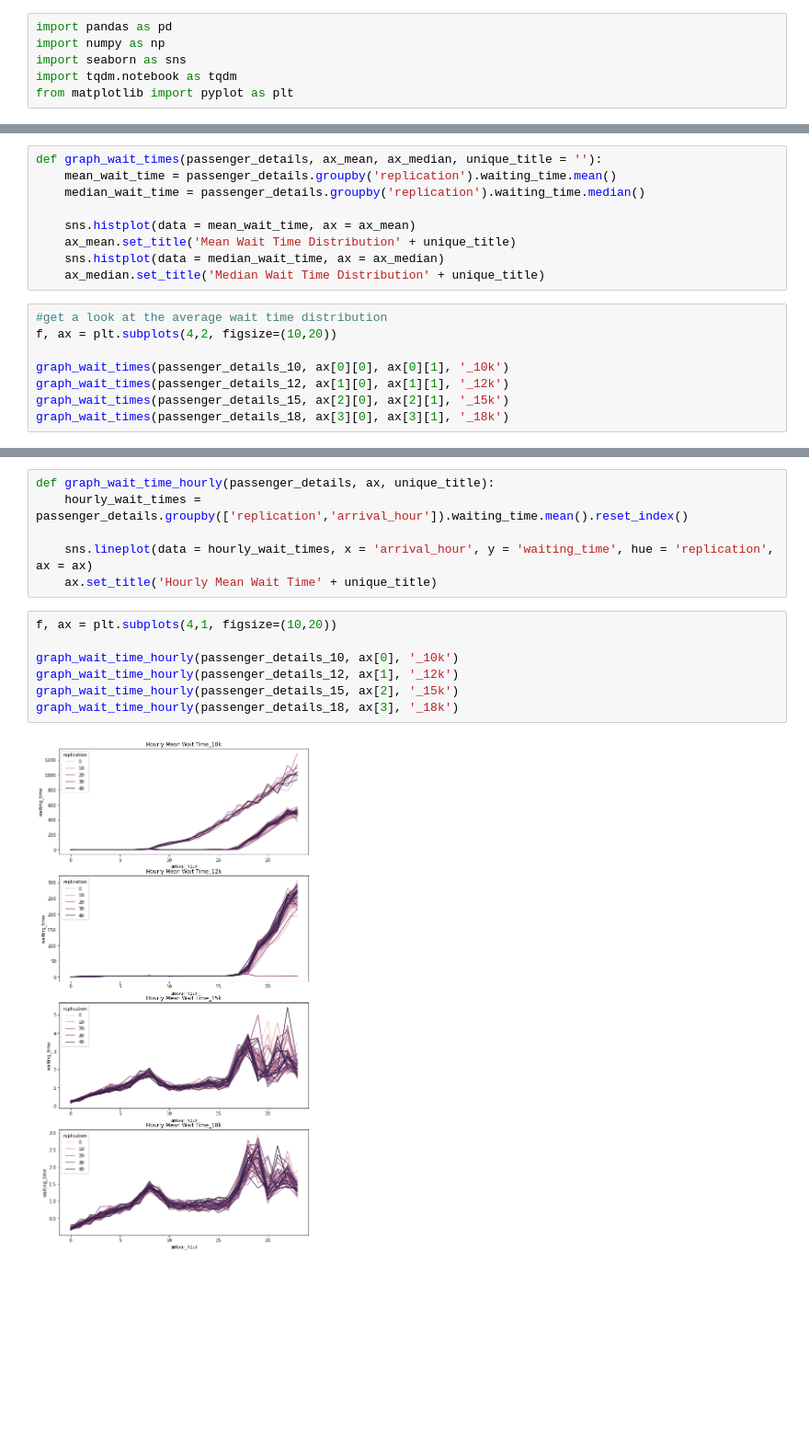
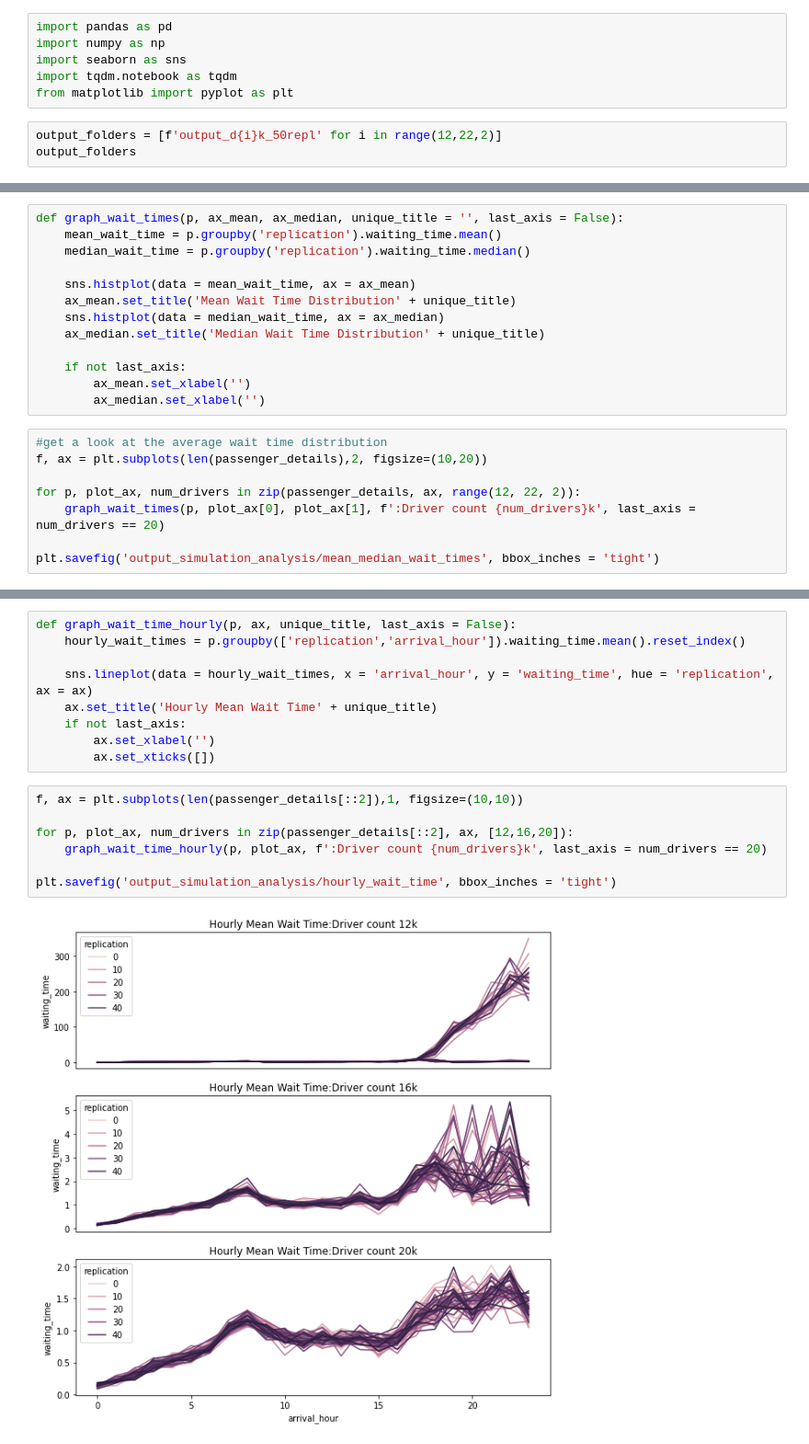
Before and after one commit to anthony001w/uber-nyc-simulation, a Jupyter notebook: analyzing_simulation_output.ipynb, the cells around one changed output, grey strips where cells are left out. Shown at 92% size. Cells and saved outputs as stored; diff of their text form; blank space fills up the shorter version.

Commit message:
organized the visualization scripts

```diff
--- a/analyzing_simulation_output.ipynb
+++ b/analyzing_simulation_output.ipynb
@@ -4,3 +4,6 @@ import numpy as np
 import seaborn as sns
 import tqdm.notebook as tqdm
 from matplotlib import pyplot as plt
+# %%
+output_folders = [f'output_d{i}k_50repl' for i in range(12,22,2)]
+output_folders
@@ -12,18 +28,22 @@ passenger_details_18 = pd.read_parquet('output_d18k_50repl/passenger_parquet')
 # %%
-def graph_wait_times(passenger_details, ax_mean, ax_median, unique_title = ''):
-    mean_wait_time = passenger_details.groupby('replication').waiting_time.mean()
-    median_wait_time = passenger_details.groupby('replication').waiting_time.median()
+def graph_wait_times(p, ax_mean, ax_median, unique_title = '', last_axis = False):
+    mean_wait_time = p.groupby('replication').waiting_time.mean()
+    median_wait_time = p.groupby('replication').waiting_time.median()
 
     sns.histplot(data = mean_wait_time, ax = ax_mean)
     ax_mean.set_title('Mean Wait Time Distribution' + unique_title)
     sns.histplot(data = median_wait_time, ax = ax_median)
     ax_median.set_title('Median Wait Time Distribution' + unique_title)
+
+    if not last_axis:
+        ax_mean.set_xlabel('')
+        ax_median.set_xlabel('')
 # %%
 #get a look at the average wait time distribution
-f, ax = plt.subplots(4,2, figsize=(10,20))
+f, ax = plt.subplots(len(passenger_details),2, figsize=(10,20))
 
-graph_wait_times(passenger_details_10, ax[0][0], ax[0][1], '_10k')
-graph_wait_times(passenger_details_12, ax[1][0], ax[1][1], '_12k')
-graph_wait_times(passenger_details_15, ax[2][0], ax[2][1], '_15k')
-graph_wait_times(passenger_details_18, ax[3][0], ax[3][1], '_18k')
+for p, plot_ax, num_drivers in zip(passenger_details, ax, range(12, 22, 2)):
+    graph_wait_times(p, plot_ax[0], plot_ax[1], f':Driver count {num_drivers}k', last_axis = num_drivers == 20)
+
+plt.savefig('output_simulation_analysis/mean_median_wait_times', bbox_inches = 'tight')
 # %% [output]
@@ -31,15 +51,18 @@ graph_wait_times(passenger_details_18, ax[3][0], ax[3][1], '_18k')
 # %%
-def graph_wait_time_hourly(passenger_details, ax, unique_title):
-    hourly_wait_times = passenger_details.groupby(['replication','arrival_hour']).waiting_time.mean().reset_index()
+def graph_wait_time_hourly(p, ax, unique_title, last_axis = False):
+    hourly_wait_times = p.groupby(['replication','arrival_hour']).waiting_time.mean().reset_index()
 
     sns.lineplot(data = hourly_wait_times, x = 'arrival_hour', y = 'waiting_time', hue = 'replication', ax = ax)
     ax.set_title('Hourly Mean Wait Time' + unique_title)
+    if not last_axis:
+        ax.set_xlabel('')
+        ax.set_xticks([])
 # %%
-f, ax = plt.subplots(4,1, figsize=(10,20))
+f, ax = plt.subplots(len(passenger_details[::2]),1, figsize=(10,10))
 
-graph_wait_time_hourly(passenger_details_10, ax[0], '_10k')
-graph_wait_time_hourly(passenger_details_12, ax[1], '_12k')
-graph_wait_time_hourly(passenger_details_15, ax[2], '_15k')
-graph_wait_time_hourly(passenger_details_18, ax[3], '_18k')
+for p, plot_ax, num_drivers in zip(passenger_details[::2], ax, [12,16,20]):
+    graph_wait_time_hourly(p, plot_ax, f':Driver count {num_drivers}k', last_axis = num_drivers == 20)
+
+plt.savefig('output_simulation_analysis/hourly_wait_time', bbox_inches = 'tight')
 # %% [output]
-[figure, old version]
+[figure, new version]
```
Also changed, not shown: parts of 8 cells of this notebook, 7 other files.
